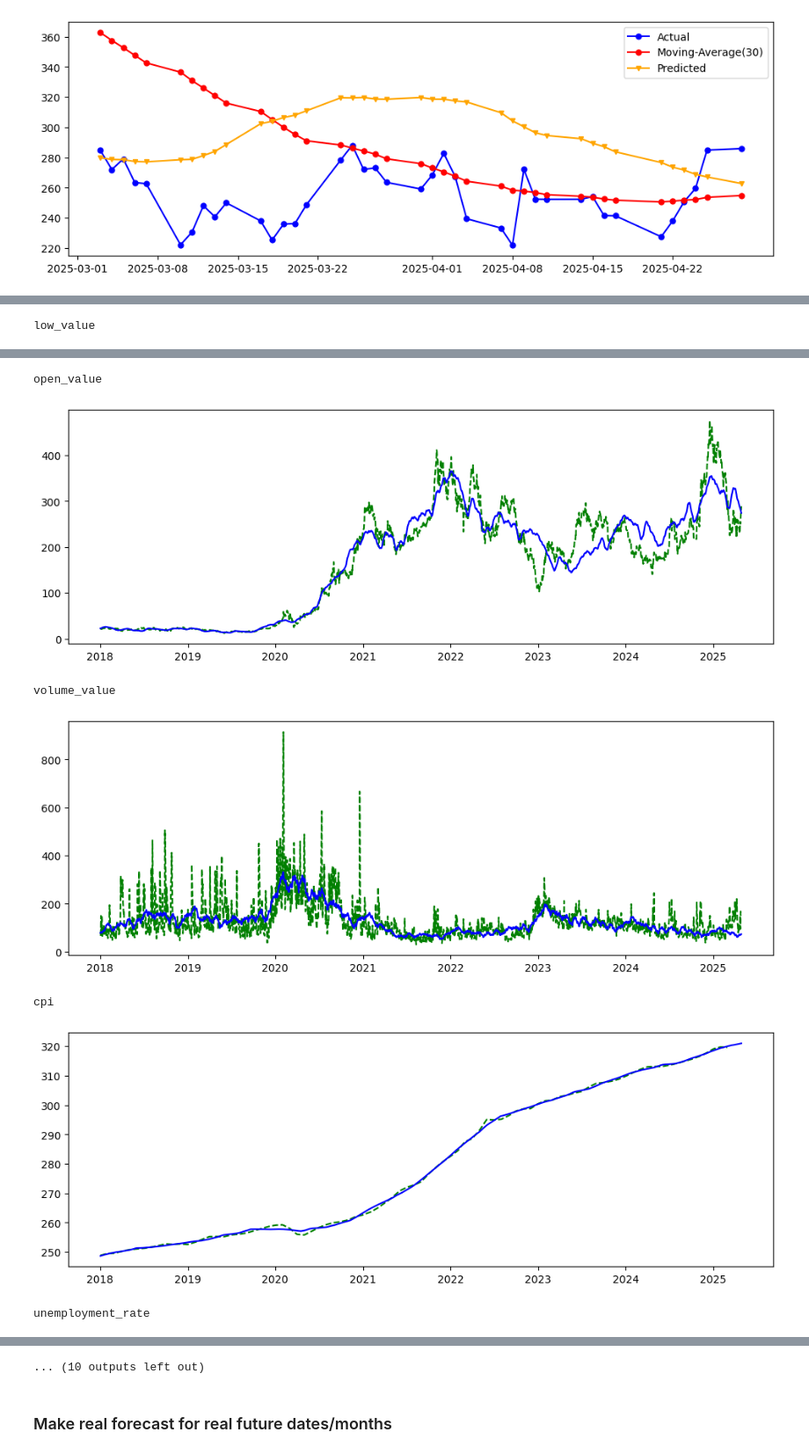
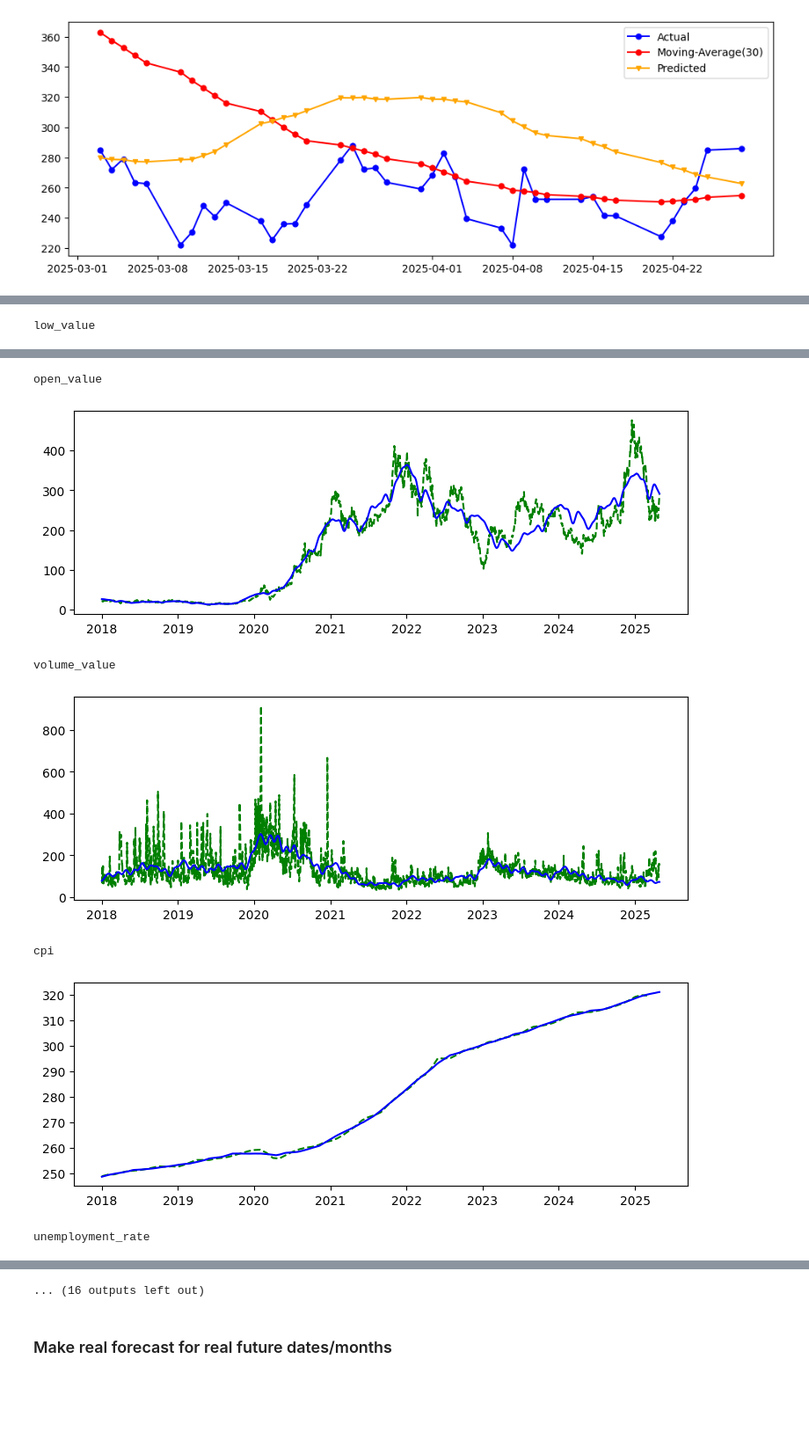
Before and after one commit to truongbnguyen88/stocks_forecasting, a Jupyter notebook: TSLA_forecasting_main.ipynb, the cells around one changed output, grey strips where cells are left out. Shown at 88% size. Drawn from its saved outputs; the diff is of its cells as text; code cells hidden in the pictures; blank space fills up the shorter version.

```diff
--- a/TSLA_forecasting_main.ipynb
+++ b/TSLA_forecasting_main.ipynb
@@ -289,6 +402,15 @@ df = df.merge(df_cpi, on='ds', how='left')
 df_unemployment, exo_vars = get_unemployment_rate_data(exo_vars, start_date=start_dt)
 df = df.merge(df_unemployment, on='ds', how='left')
 
+df_interest_rate, exo_vars = get_interest_rate_data(exo_vars, start_date=start_dt)
+df = df.merge(df_interest_rate, on='ds', how='left')
+
+df_umcsent, exo_vars = get_consumer_behavior_data(exo_vars, start_date=start_dt)
+df = df.merge(df_umcsent, on='ds', how='left')
+
+df_mortgage, exo_vars = get_mortgage_rate_data(exo_vars, start_date=start_dt)
+df = df.merge(df_mortgage, on='ds', how='left')
+
 df_market_cols = df_market.columns.tolist()
 df_market_cols.remove('ds')  # Remove 'ds' from the list of market columns
 exo_vars.extend(df_market_cols)
@@ -366,18 +488,18 @@ def predict_future_exo_vars(df_train, df_test, exo_vars):
         #     df_exo_vars_forecast = df_exo_vars_forecast.merge(future_cpi[['ds', 'cpi']], on='ds', how='left')
         # else:
         m = Prophet(
-                changepoint_prior_scale=0.5,
+                changepoint_prior_scale=0.2,
                 changepoint_range=0.8,
                 n_changepoints=10,
-                interval_width=0.5,
+                interval_width=0.7,
                 yearly_seasonality=True,
-                weekly_seasonality=True,
+                weekly_seasonality=False,
                 seasonality_mode='multiplicative',
                 daily_seasonality=False,
-                seasonality_prior_scale=0.5,
+                seasonality_prior_scale=0.3,
             )
-        m.add_seasonality(name='monthly', period=30, fourier_order=3, prior_scale=2.0)
-        m.add_seasonality(name='quarterly', period=91, fourier_order=3, prior_scale=2.0)
+        # m.add_seasonality(name='monthly', period=30, fourier_order=2, prior_scale=1.0)
+        # m.add_seasonality(name='quarterly', period=91, fourier_order=2, prior_scale=1.0)
         df_train_var = df_train[['ds', var]].rename(columns={var: 'y'})
         m.fit(df_train_var)
         future = df[['ds']].copy(deep=True)
@@ -454,7 +575,7 @@ plt.legend()
 # %%
 for exo_var_ in exo_vars:
     print(exo_var_)
-    fig, ax = plt.subplots(figsize=(12, 4))
+    fig, ax = plt.subplots(figsize=(9, 3))
     plt.plot(df['ds'], df[exo_var_], label='CPI', color='green', linestyle='--')
     plt.plot(df_exo_vars_forecast['ds'], df_exo_vars_forecast[exo_var_], label='CPI', color='blue', linestyle='-')
     plt.show()
@@ -466,7 +587,7 @@ low_value
 open_value
-[figure, old version]
+[figure, new version]
 volume_value
-[figure, old version]
+[figure, new version]
 cpi
-[figure, old version]
+[figure, new version]
 unemployment_rate
@@ -474,3 +595,3 @@ unemployment_rate
-... (10 outputs left out)
+... (16 outputs left out)
 # %% [markdown]
 ### Make real forecast for real future dates/months
```
Also changed, not shown: parts of 16 cells of this notebook, 5 other files.
